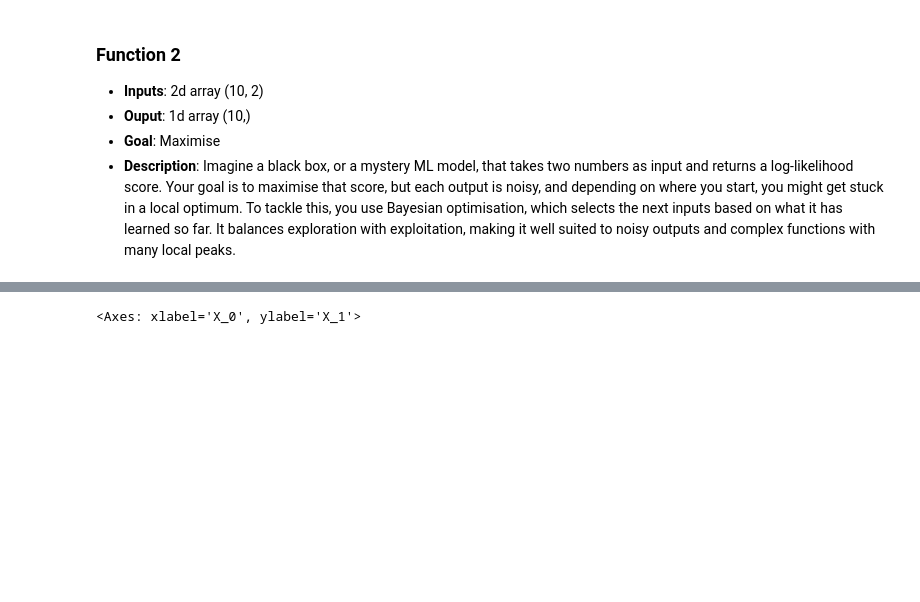
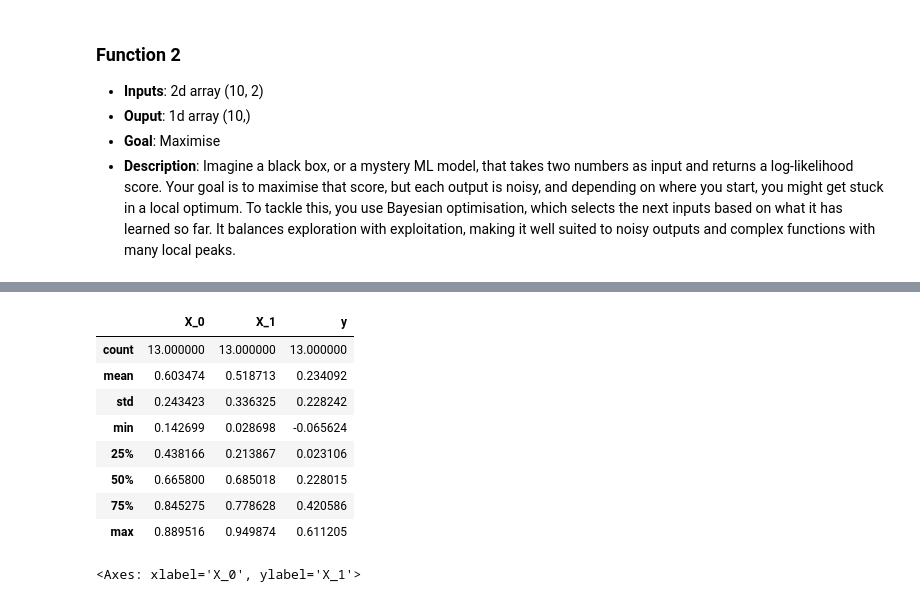
Before and after one commit to ja-michel/capstone_imperial_ml_ai, a Jupyter notebook: notebooks/w1/f2.ipynb, the cells around one changed output, grey strips where cells are left out. Cells and saved outputs as stored; diff of their text form; code cells hidden in the pictures; blank space fills up the shorter version.

```diff
--- a/notebooks/w1/f2.ipynb
+++ b/notebooks/w1/f2.ipynb
@@ -29,7 +27,18 @@ import numpy as np
 # %%
 data = DataLoader.DATA['f2']
 df = DataLoader.to_pandas(data=data)
 X, y = df[['X_0', 'X_1']].values, df['y'].values
+df.describe()
+# %% [output]
+|  | X_0 | X_1 | y |
+| count | 13.000000 | 13.000000 | 13.000000 |
+| mean | 0.603474 | 0.518713 | 0.234092 |
+| std | 0.243423 | 0.336325 | 0.228242 |
+| min | 0.142699 | 0.028698 | -0.065624 |
+| 25% | 0.438166 | 0.213867 | 0.023106 |
+| 50% | 0.665800 | 0.685018 | 0.228015 |
+| 75% | 0.845275 | 0.778628 | 0.420586 |
+| max | 0.889516 | 0.949874 | 0.611205 |
 # %%
 df.plot.scatter(x='X_0', y='X_1', c='y', colormap='viridis', figsize=(6,5))
 # %% [output]
```
Also changed, not shown: parts of 16 cells of this notebook.
